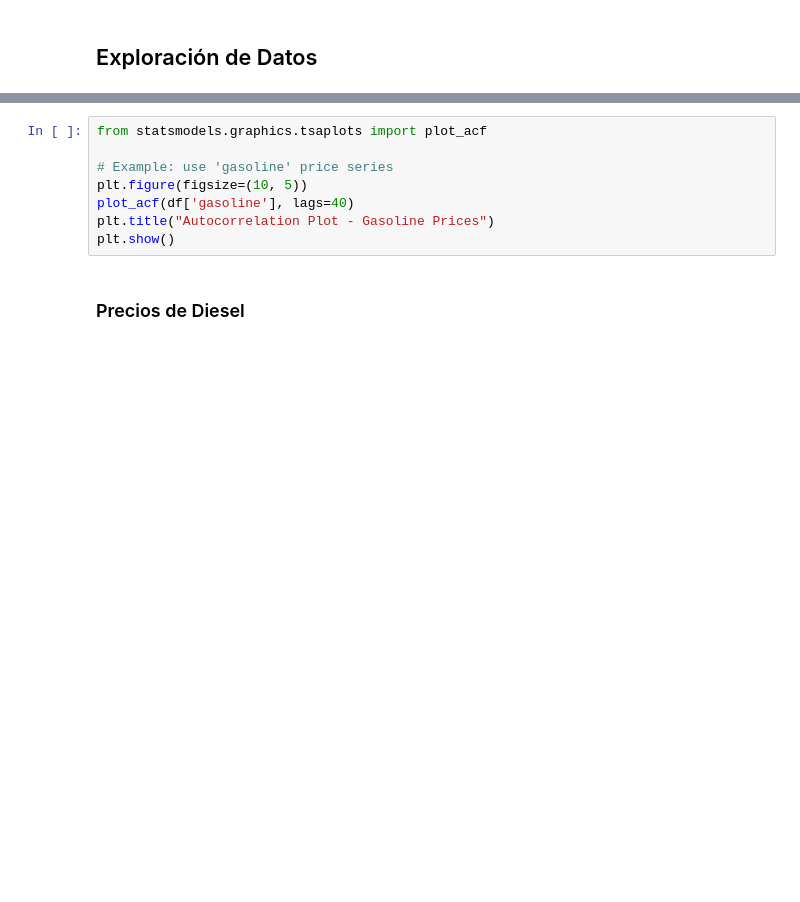
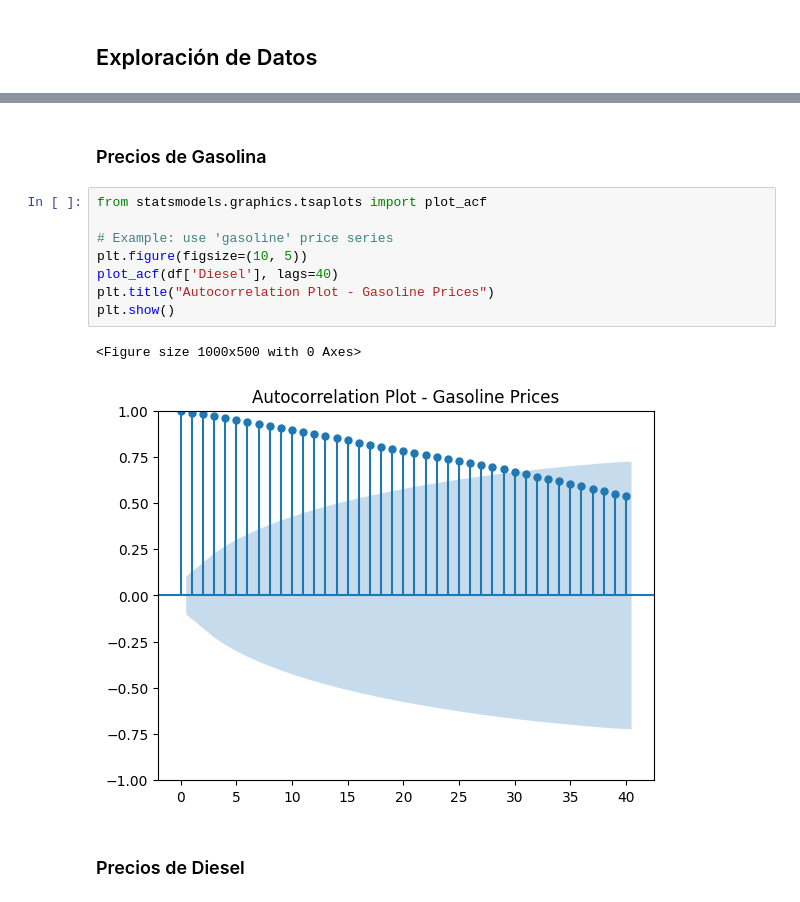
Before and after one commit to DanielRasho/DS-Lab1, a Jupyter notebook: report.ipynb, the cells around one changed output, grey strips where cells are left out. Drawn from its saved outputs; the diff is of its cells as text; blank space fills up the shorter version.

```diff
--- a/report.ipynb
+++ b/report.ipynb
@@ -102,11 +205,16 @@ plt.show()
+# %% [markdown]
+### Precios de Gasolina
 # %%
 from statsmodels.graphics.tsaplots import plot_acf
 
 # Example: use 'gasoline' price series
 plt.figure(figsize=(10, 5))
-plot_acf(df['gasoline'], lags=40)
+plot_acf(df['Diesel'], lags=40)
 plt.title("Autocorrelation Plot - Gasoline Prices")
 plt.show()
+# %% [output]
+<Figure size 1000x500 with 0 Axes>
+[figure, added]
 # %% [markdown]
 ### Precios de Diesel
 # %% [markdown]
```
Also changed, not shown: parts of 16 cells of this notebook.
